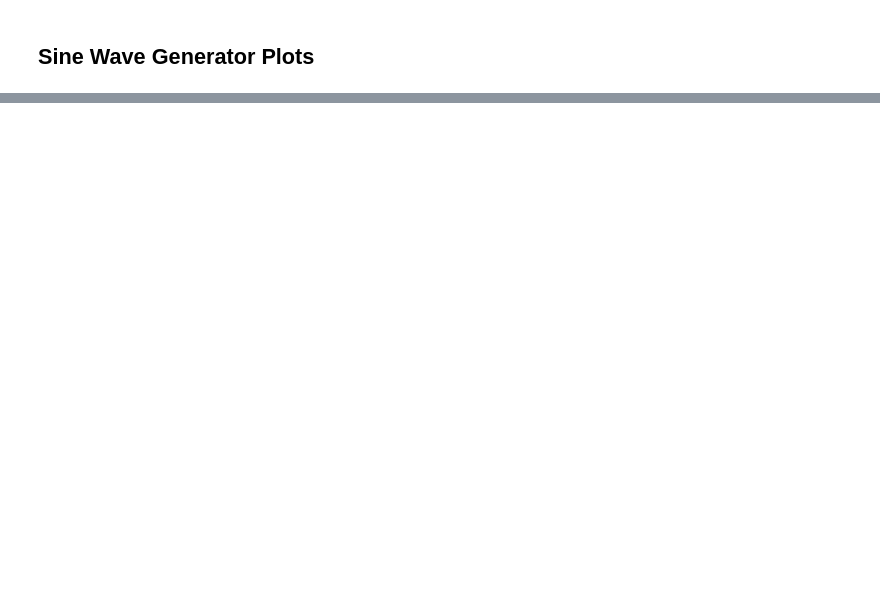
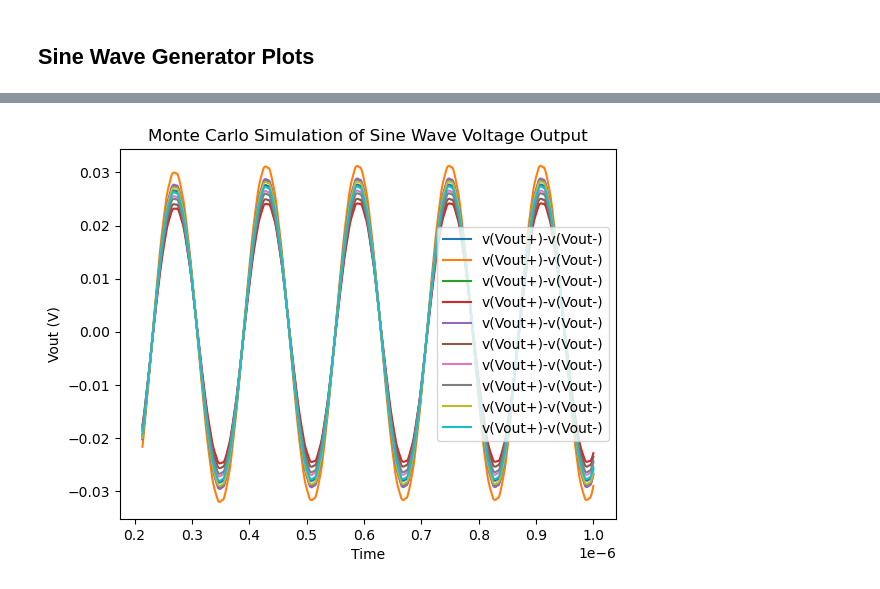
Before and after one commit to adp1030/VLSI_Sine_Gen, a Jupyter notebook: simulation/sim_data/plots.ipynb, the cells around one changed output, grey strips where cells are left out. Saved outputs shown, nothing was run; the diff lists cells and outputs as text; code cells hidden in the pictures; blank space fills up the shorter version.

```diff
--- a/simulation/sim_data/plots.ipynb
+++ b/simulation/sim_data/plots.ipynb
@@ -37,0 +93,18 @@ plt.savefig("sin_wave_gen_vout.svg", format="svg")
+# %%
+fig, ax = plt.subplots()
+start = 2400
+vout1.loc[start:].plot(x = 'time', y='v(Vout+)-v(Vout-)', ax = ax, title = 'Monte Carlo Simulation of Sine Wave Voltage Output')
+vout2.loc[start:].plot(x = 'time', y='v(Vout+)-v(Vout-)', ax = ax)
+vout3.loc[start:].plot(x = 'time', y='v(Vout+)-v(Vout-)', ax = ax)
+vout4.loc[start:].plot(x = 'time', y='v(Vout+)-v(Vout-)', ax = ax)
+vout5.loc[start:].plot(x = 'time', y='v(Vout+)-v(Vout-)', ax = ax)
+vout6.loc[start:].plot(x = 'time', y='v(Vout+)-v(Vout-)', ax = ax)
+vout7.loc[start:].plot(x = 'time', y='v(Vout+)-v(Vout-)', ax = ax)
+vout8.loc[start:].plot(x = 'time', y='v(Vout+)-v(Vout-)', ax = ax)
+vout9.loc[start:].plot(x = 'time', y='v(Vout+)-v(Vout-)', ax = ax)
+vout10.loc[start:].plot(x = 'time', y='v(Vout+)-v(Vout-)', ax = ax)
+plt.xlabel('Time')
+plt.ylabel('Vout (V)')
+plt.savefig("sin_vout_m1_clean.svg", format="svg")
+# %% [output]
+[figure, added]
```
Also changed, not shown: parts of 5 cells of this notebook, 18 other files.
